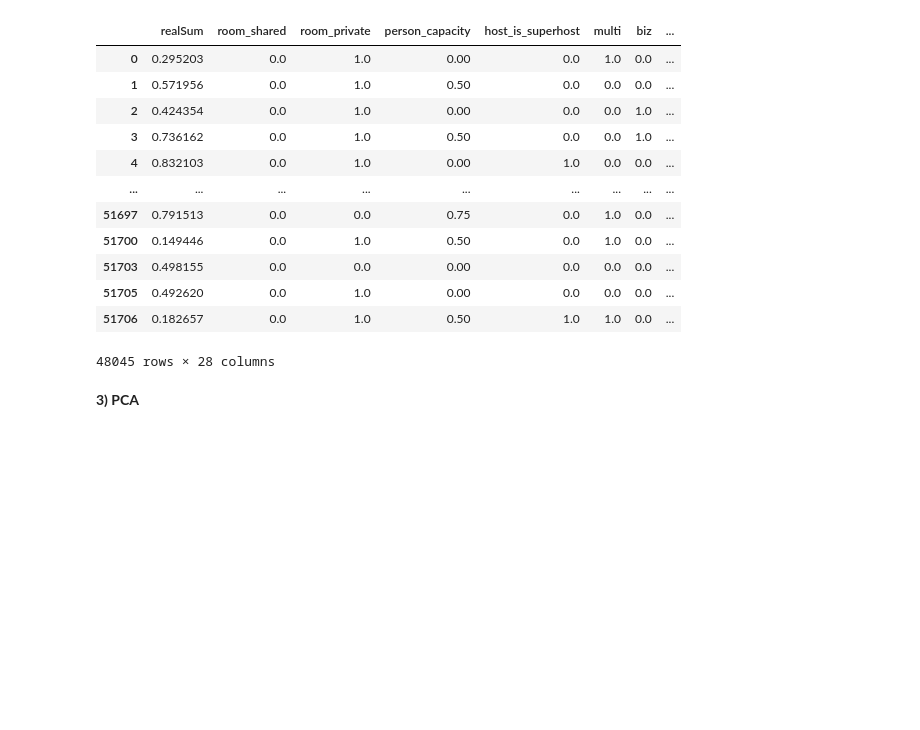
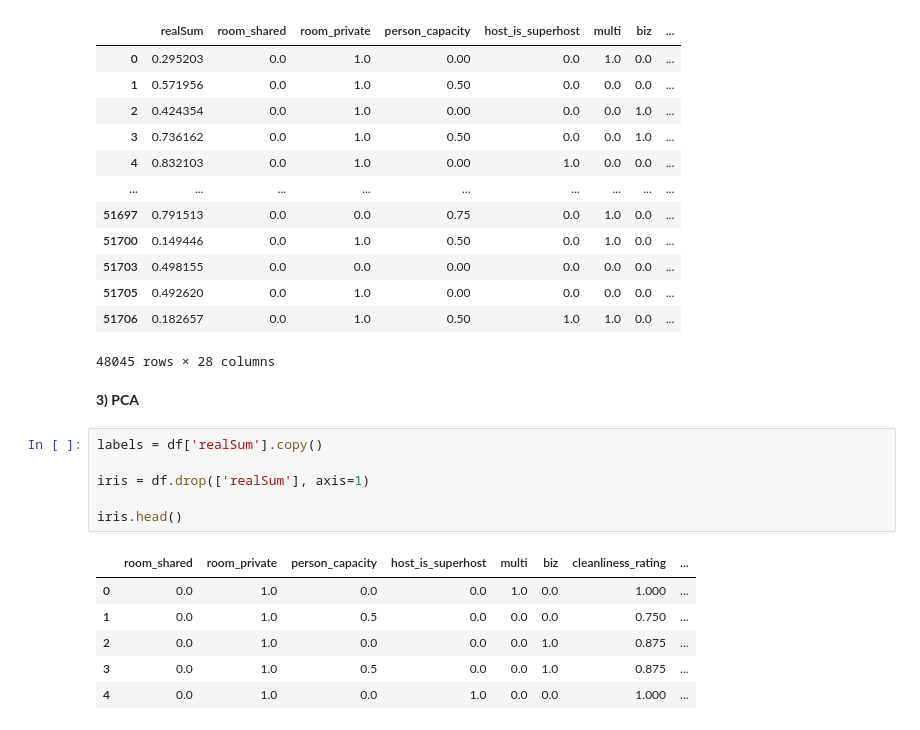
Before and after one commit to AlySemsem/ML_Project, a Jupyter notebook: ML_Project.ipynb, the cells around one changed output. Drawn from its saved outputs; the diff is of its cells as text; blank space fills up the shorter version.

```diff
--- a/ML_Project.ipynb
+++ b/ML_Project.ipynb
@@ -300,3 +300,16 @@ df
 48045 rows × 28 columns
 # %% [markdown]
 **3) PCA**
+# %%
+labels = df['realSum'].copy()
+
+iris = df.drop(['realSum'], axis=1)
+
+iris.head()
+# %% [output]
+|  | room_shared | room_private | person_capacity | host_is_superhost | multi | biz | cleanliness_rating | ... |
+| 0 | 0.0 | 1.0 | 0.0 | 0.0 | 1.0 | 0.0 | 1.000 | ... |
+| 1 | 0.0 | 1.0 | 0.5 | 0.0 | 0.0 | 0.0 | 0.750 | ... |
+| 2 | 0.0 | 1.0 | 0.0 | 0.0 | 0.0 | 1.0 | 0.875 | ... |
+| 3 | 0.0 | 1.0 | 0.5 | 0.0 | 0.0 | 1.0 | 0.875 | ... |
+| 4 | 0.0 | 1.0 | 0.0 | 1.0 | 0.0 | 0.0 | 1.000 | ... |
```
Also changed, not shown: parts of 3 cells of this notebook.
